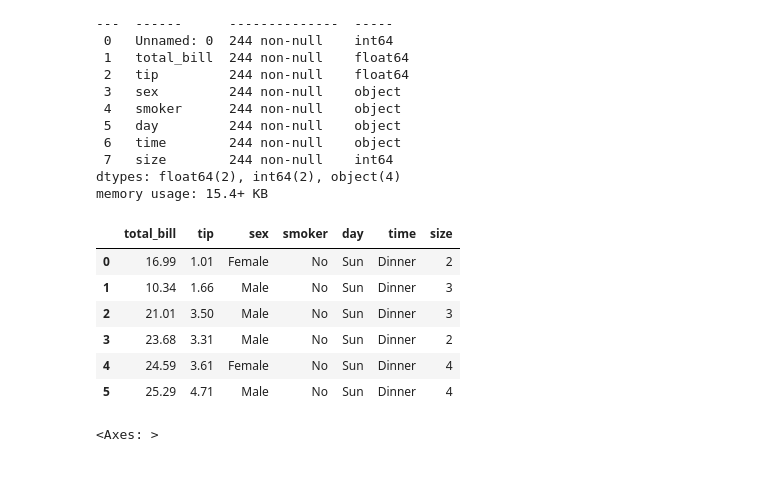
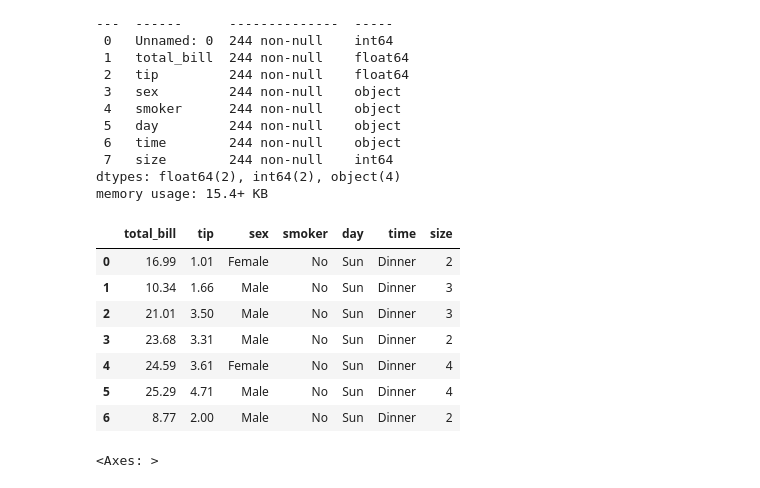
Before and after one commit to dhirajnh11/EY-MarApr26, a Jupyter notebook: 04_Data_Visualization.ipynb, the cells around one changed output. Saved outputs shown, nothing was run; the diff lists cells and outputs as text; code cells hidden in the pictures.

```diff
--- a/04_Data_Visualization.ipynb
+++ b/04_Data_Visualization.ipynb
@@ -46,15 +46,16 @@ dtypes: float64(2), int64(2), object(4)
 memory usage: 15.4+ KB
 # %%
 tips = tips_main.iloc[ : , 1: ]
-tips.head(6)
+tips.head(7) # 7 rows and all columns except the first one
 # %% [output]
 |  | total_bill | tip | sex | smoker | day | time | size |
 | 0 | 16.99 | 1.01 | Female | No | Sun | Dinner | 2 |
 | 1 | 10.34 | 1.66 | Male | No | Sun | Dinner | 3 |
 | 2 | 21.01 | 3.50 | Male | No | Sun | Dinner | 3 |
 | 3 | 23.68 | 3.31 | Male | No | Sun | Dinner | 2 |
 | 4 | 24.59 | 3.61 | Female | No | Sun | Dinner | 4 |
 | 5 | 25.29 | 4.71 | Male | No | Sun | Dinner | 4 |
+| 6 | 8.77 | 2.00 | Male | No | Sun | Dinner | 2 |
 # %%
 # Approach 1 : select only numerical columns
 cols_to_select = ['Unnamed: 0','total_bill', 'tip', 'size']
```
Also changed, not shown: parts of 1 cell of this notebook, 3 other files.
